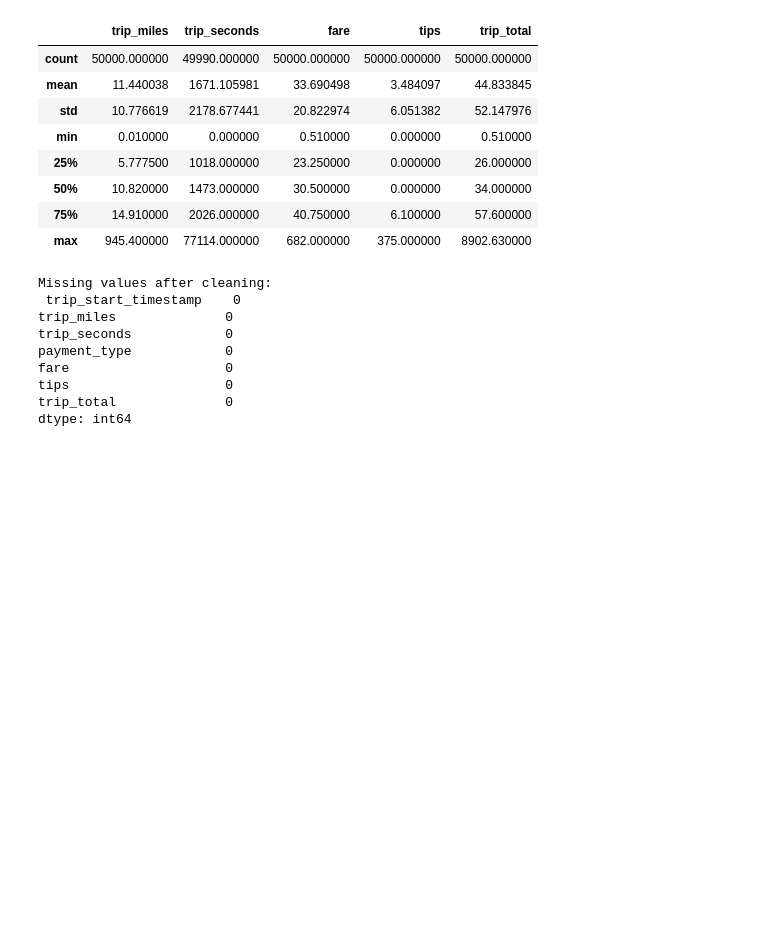
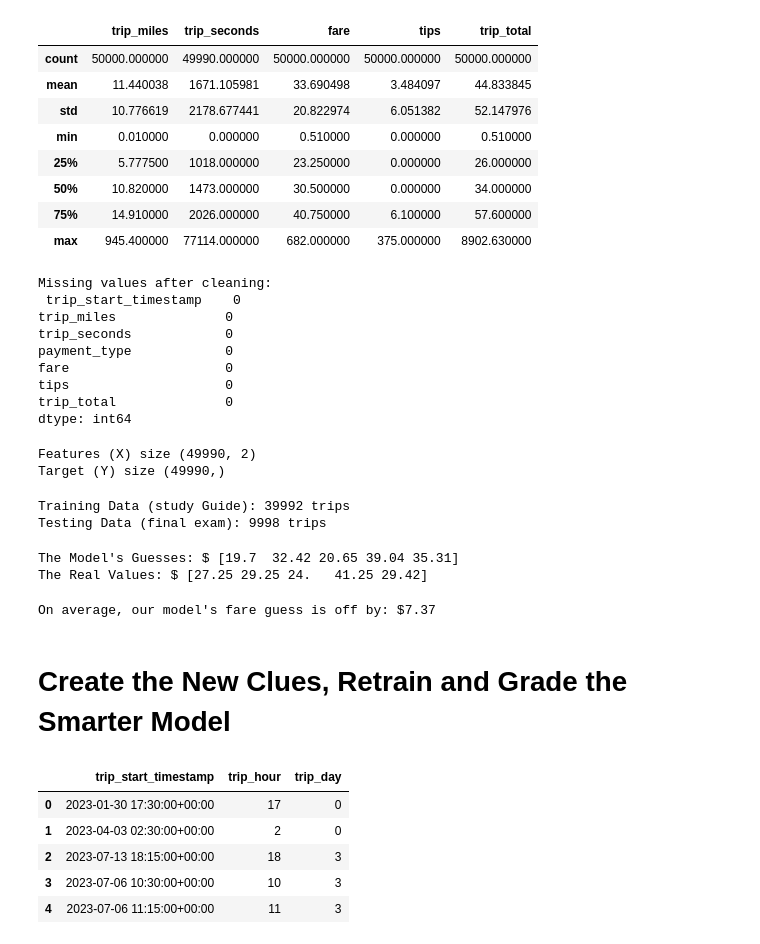
Before and after one commit to primegideon/internship-retro, a Jupyter notebook: ml-notebooks/chicago_taxi_ml.ipynb, the cells around one changed output. Drawn from its saved outputs; the diff is of its cells as text; code cells hidden in the pictures; blank space fills up the shorter version.

```diff
--- a/ml-notebooks/chicago_taxi_ml.ipynb
+++ b/ml-notebooks/chicago_taxi_ml.ipynb
@@ -57,3 +57,78 @@ fare                    0
 tips                    0
 trip_total              0
 dtype: int64
+# %%
+# define features (the clues)
+X = df[['trip_miles', 'trip_seconds']]
+
+# define target (what we want to predict)
+Y = df['fare']
+
+print("Features (X) size", X.shape)
+print("Target (Y) size", Y.shape)
+# %% [output]
+Features (X) size (49990, 2)
+Target (Y) size (49990,)
+# %%
+# Import spliting tools from scikit-learn (the main python machine learning library)
+from sklearn.model_selection import train_test_split
+
+# Split clues (X) and targets (Y) into training (80%) and testing (20%) groups
+X_train, X_test, Y_train, Y_test = train_test_split(X, Y, test_size=0.2, random_state=42)
+
+# Print results to see how many rows are in "study guide" vs "final exam"
+print("Training Data (study Guide):", X_train.shape[0], "trips")
+print("Testing Data (final exam):", X_test.shape[0], "trips")
+# %% [output]
+Training Data (study Guide): 39992 trips
+Testing Data (final exam): 9998 trips
+# %%
+# Import the linear Regression algorithm
+from sklearn.linear_model import LinearRegression
+
+# Create a linear regression model
+model = LinearRegression()
+
+# Train the model with the training data
+model.fit(X_train, Y_train)
+
+# Give it the final exam! algorithm predicts fares using clues from test data
+predictions = model.predict(X_test)
+
+# Predictions compared to actual real-world fares
+print("The Model's Guesses: $", predictions[:5].round(2))
+print("The Real Values: $", Y_test[:5].values.round(2))
+# %% [output]
+The Model's Guesses: $ [19.7  32.42 20.65 39.04 35.31]
+The Real Values: $ [27.25 29.25 24.   41.25 29.42]
+# %%
+# Import the grading tool
+from sklearn.metrics import mean_absolute_error
+
+# Calculate the average dollar amount the model was off by
+average_error = mean_absolute_error(Y_test, predictions)
+
+print(f"On average, our model's fare guess is off by: ${average_error:.2f}")
+# %% [output]
+On average, our model's fare guess is off by: $7.37
+# %% [markdown]
+# Create the New Clues, Retrain and Grade the Smarter Model
+# %%
+# Convert the timestamp text into a smart date format
+df['trip_start_timestamp'] = pd.to_datetime(df['trip_start_timestamp'])
+
+# Extract the hour of the day (0 = Midnight, 23 = 11 PM)
+df['trip_hour'] = df['trip_start_timestamp'].dt.hour
+
+# Extract the day of the week (0 = Monday, 6 = Sunday)
+df['trip_day'] = df['trip_start_timestamp'].dt.dayofweek
+
+# peek at the new columns to make sure it worked
+display(df[['trip_start_timestamp', 'trip_hour', 'trip_day']].head())
+# %% [output]
+|  | trip_start_timestamp | trip_hour | trip_day |
+| 0 | 2023-01-30 17:30:00+00:00 | 17 | 0 |
+| 1 | 2023-04-03 02:30:00+00:00 | 2 | 0 |
+| 2 | 2023-07-13 18:15:00+00:00 | 18 | 3 |
+| 3 | 2023-07-06 10:30:00+00:00 | 10 | 3 |
+| 4 | 2023-07-06 11:15:00+00:00 | 11 | 3 |
```
Also changed, not shown: parts of 2 cells of this notebook.
